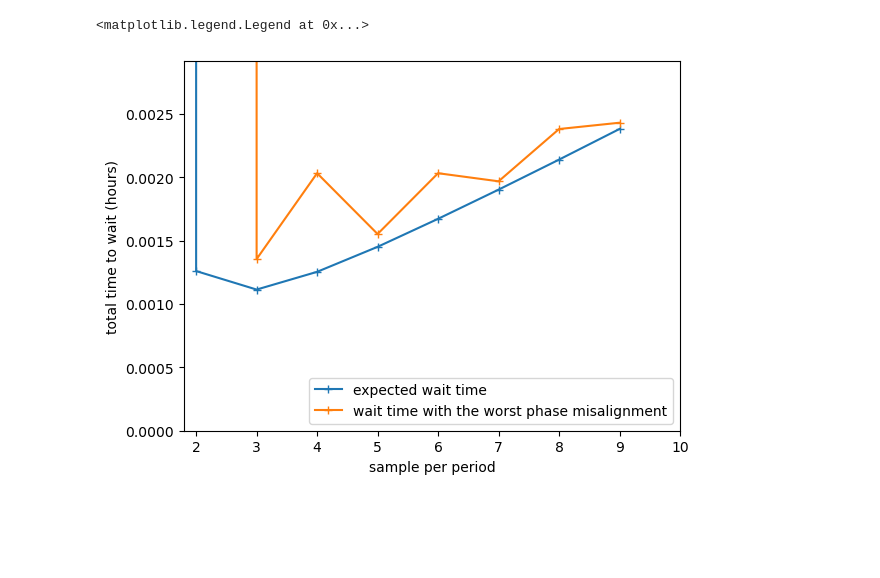
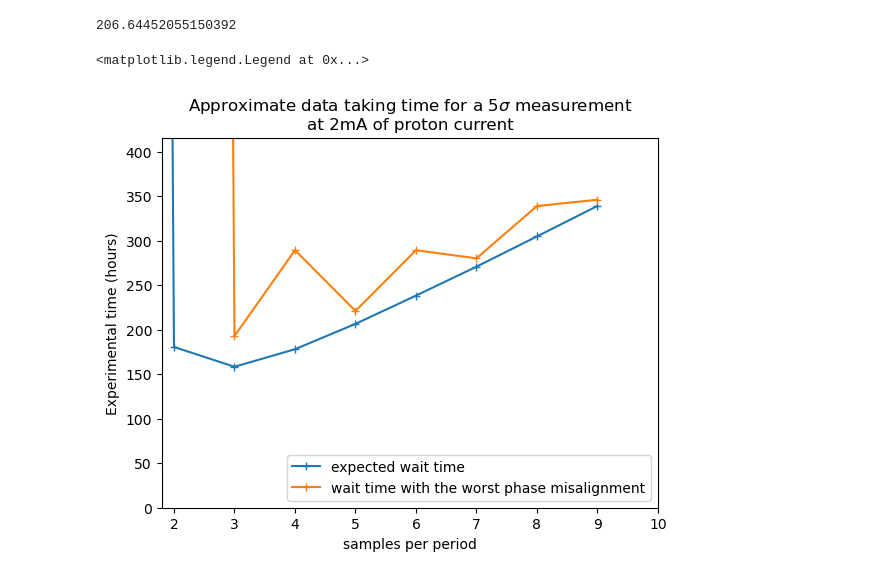
Before and after one commit to rw588/ETH-Simulations, a Jupyter notebook: XRaySims/rateResolution.ipynb, the cells around one changed output. Saved outputs shown, nothing was run; the diff lists cells and outputs as text; code cells hidden in the pictures; blank space fills up the shorter version.

```diff
--- a/XRaySims/rateResolution.ipynb
+++ b/XRaySims/rateResolution.ipynb
@@ -37,7 +38,7 @@ plt.legend()
 # %%
 #calculate the error with discrete sampling a sine wave n times
 #this calculates what fraction of the full amplitude is recorded by the discrete sampling
-tests = 100000
+tests = 10000
 phi =  np.random.rand(tests)*2*np.pi
 samples = 25
 expectCon = np.zeros(samples)
@@ -126,13 +131,15 @@ def extremeTimeToWait(samples, rate, sigma, contrast):
     norm = samples/rate
     return norm/x**2
 
+#give the length in mm, speed in m/s and the time constant in us
 def expDecay(lengthmm, speedMS, timeconstantUs):
     length = lengthmm/1000
     time = length / speedMS
     timeconstantS = timeconstantUs*1e-6
     return np.exp(-time/timeconstantS)
 
+#give the single side size of the square detector in mm and the distance away in cm
 def solidAngle(detectorSizeMM, distAwayCM):
-    detArea = (detectorSizeMM/1000)**2
+    detArea = (detectorSizeMM/1000)**2 #get them into metres
     distAway = distAwayCM/100
-    return detArea/(4*np.pi*distAway**2) * 4 #times 2 for top bottom left right
+    return detArea/(4*np.pi*distAway**2)*2 #times 2 for full telescope
@@ -150,26 +146,56 @@ print(timeToWait(samplePerSin, realRate, sigma, contrast)/3600)
+# %%
+samplePerSin = 5
+MuRate = 0.02 #per second
+detectorSize = 100 #mm
+distanceAway = 5.5 #cm this should be the further detector array
+legnthInty = 2.5 + 1.5#mm
+muvelocity = 2175 #m/s
+sigma = 5 #3 sigma threshold i.e. 95th percentile
+signal2Noise = 0.05
+inherentContrast = 0.5
+
+solidRate = MuRate * solidAngle(detectorSize, distanceAway)
+#take into account expdecay before detectors
+realRate = solidRate * expDecay(legnthInty, muvelocity, 2.2)
+contrast = signal2Noise * inherentContrast
+print(timeToWait(samplePerSin, realRate, sigma, contrast)/3600)
+# %% [output]
+206.64452055150392
 # %%
 limit = 10
 time = np.zeros(limit)
 extremeTime = np.zeros(limit)
 for samples in range(2,limit):
     time[samples] = timeToWait(samples, realRate, sigma, contrast)/3600
     extremeTime[samples] = extremeTimeToWait(samples, realRate, sigma, contrast)/3600
 
 extremeTime[2] = 10000
 time[1] = 10000
 
 plt.plot(time, '+-', label='expected wait time')
 plt.plot(extremeTime, '+-', label='wait time with the worst phase misalignment')
-plt.xlabel('sample per period')
-plt.ylabel('total time to wait (hours)')
+plt.xlabel('samples per period')
+plt.ylabel('Experimental time (hours)')
 plt.xticks(np.arange(0, limit+1, 1))
 plt.xlim(1.8, limit)
 plt.ylim(0, extremeTime[-1]*1.2)
+plt.title('Approximate data taking time for a 5$\sigma$ measurement \n'
+          'at 2mA of proton current')
+'''plt.title('Approximate data taking time for a 5$\sigma$ measurement \n'
+          'at 2mA of proton current. Assumptions: \n'
+          f'Muonium rate: {MuRate} per second, \n'
+            f'Detector size: {detectorSize}mm, \n'
+            f'Distance away: {distanceAway}cm, \n'
+            f'Length of interferometer: {legnthInty}mm, $\therefore$ detection region position: {legnthInty + 1.5}mm\n'
+            f'Signal to noise ratio: {signal2Noise}, \n'
+            f'Inherent contrast: {inherentContrast} \n'
+            'as well as previously characterised muonium beam parameters')'''
+
 #legend in bottom right corner
 plt.legend(loc='lower right')
 # %% [output]
 <matplotlib.legend.Legend at 0x...>
-[figure, old version]
+[figure, new version]
 # %%
 #this plot shows the length of time we need to wait to achieve an 'n' sigma result between distinguising
 # the the largest and smallest data points in the oscillating signal.
```
Also changed, not shown: parts of 4 cells of this notebook, 4 other files.
